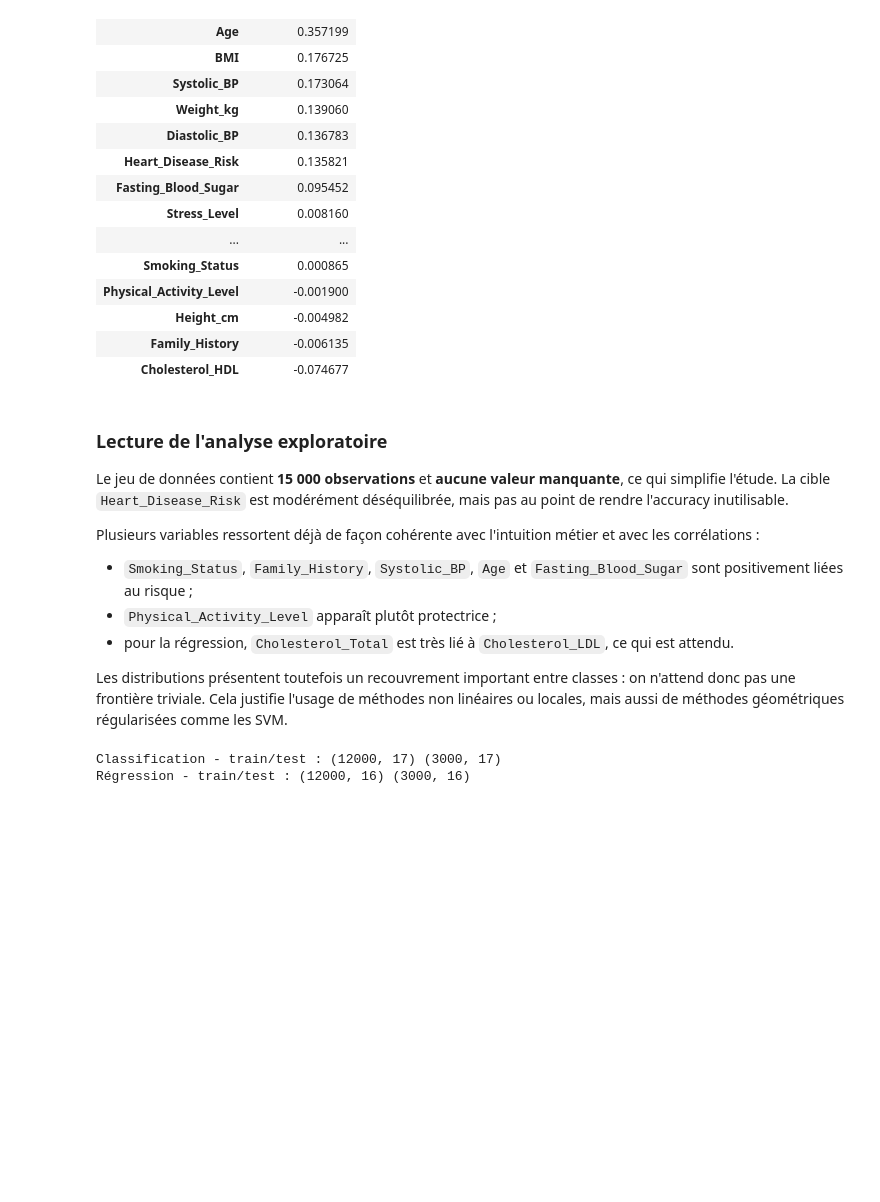
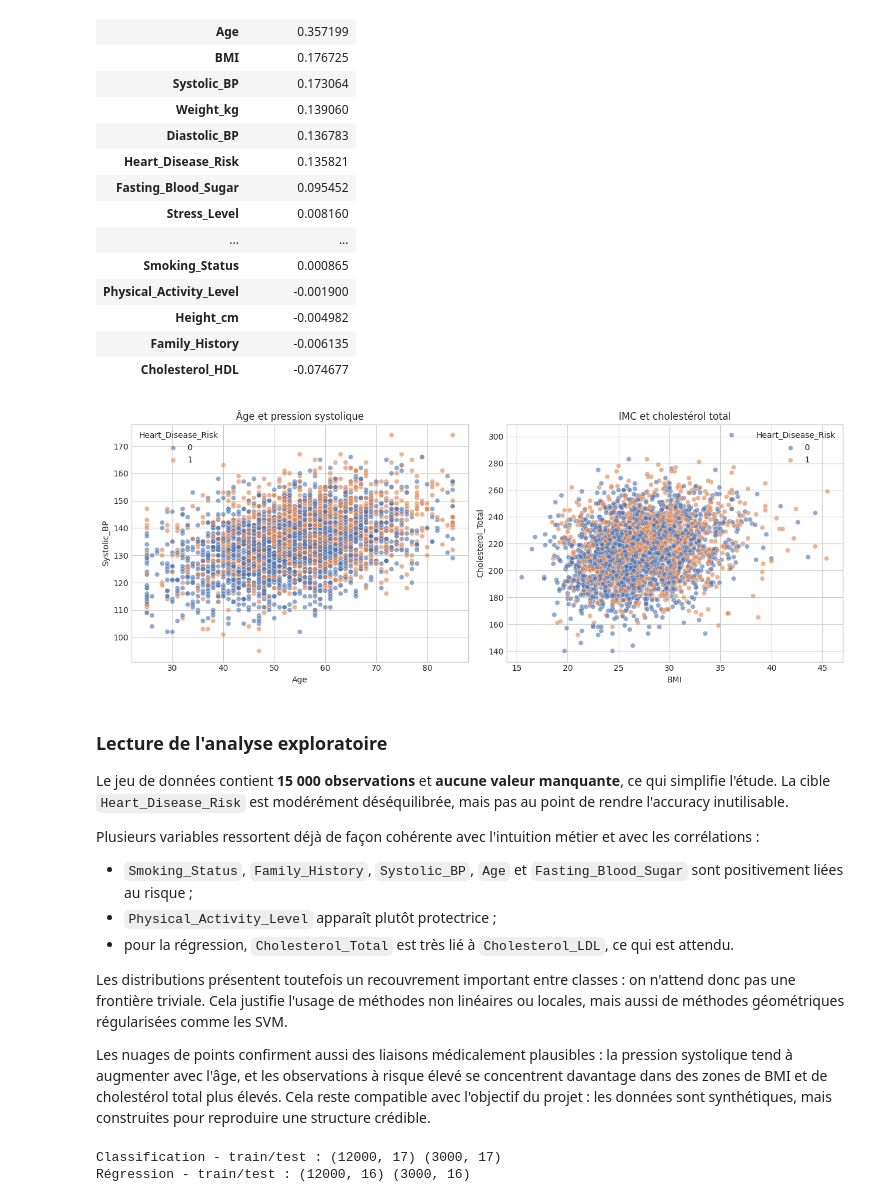
Before and after one commit to corentinbrand/ML-project, a Jupyter notebook: analyses_python/kNN_SVM_gus.ipynb, the cells around one changed output. Cells and saved outputs as stored; diff of their text form; code cells hidden in the pictures; blank space fills up the shorter version.

Commit message:
fichier knn svr svm ( a modifier pour déchagptiser )

```diff
--- a/analyses_python/kNN_SVM_gus.ipynb
+++ b/analyses_python/kNN_SVM_gus.ipynb
@@ -232,6 +247,19 @@ Corrélations avec Cholesterol_LDL :
 | Height_cm | -0.004982 |
 | Family_History | -0.006135 |
 | Cholesterol_HDL | -0.074677 |
+# %%
+fig, axes = plt.subplots(1, 2, figsize=(13, 5))
+
+sns.scatterplot(data=data.sample(3000, random_state=11), x='Age', y='Systolic_BP', hue='Heart_Disease_Risk', alpha=0.6, ax=axes[0])
+axes[0].set_title("Âge et pression systolique")
+
+sns.scatterplot(data=data.sample(3000, random_state=11), x='BMI', y='Cholesterol_Total', hue='Heart_Disease_Risk', alpha=0.6, ax=axes[1])
+axes[1].set_title('IMC et cholestérol total')
+
+plt.tight_layout()
+plt.show()
+# %% [output]
+[figure, added]
 # %% [markdown]
 ### Lecture de l'analyse exploratoire
 
@@ -243,6 +271,8 @@ Plusieurs variables ressortent déjà de façon cohérente avec l'intuition mét
 - pour la régression, `Cholesterol_Total` est très lié à `Cholesterol_LDL`, ce qui est attendu.
 
 Les distributions présentent toutefois un recouvrement important entre classes : on n'attend donc pas une frontière triviale. Cela justifie l'usage de méthodes non linéaires ou locales, mais aussi de méthodes géométriques régularisées comme les SVM.
+
+Les nuages de points confirment aussi des liaisons médicalement plausibles : la pression systolique tend à augmenter avec l'âge, et les observations à risque élevé se concentrent davantage dans des zones de BMI et de cholestérol total plus élevés. Cela reste compatible avec l'objectif du projet : les données sont synthétiques, mais construites pour reproduire une structure crédible.
 # %%
 data = data.drop(columns=['Patient_ID']).copy()
 
```
Also changed, not shown: parts of 16 cells of this notebook.
